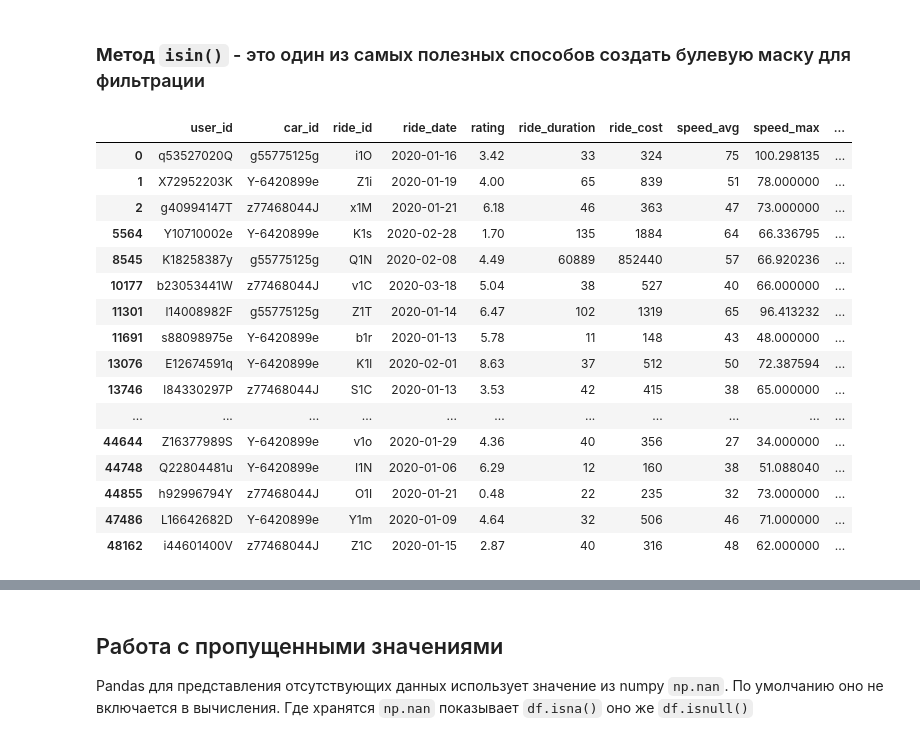
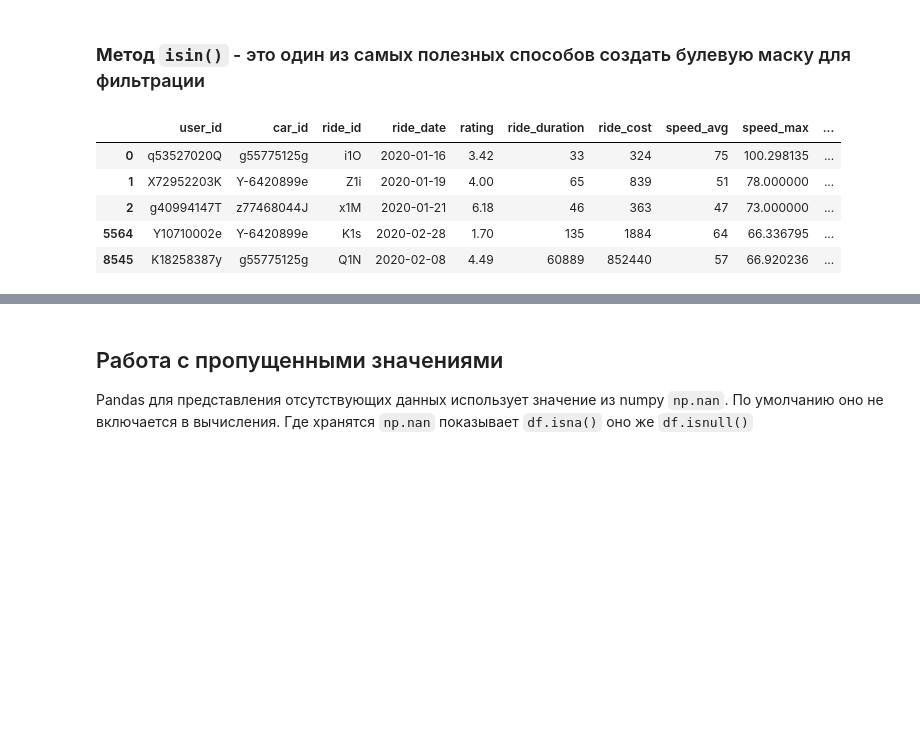
Before and after one commit to a-milenkin/Competitive_Data_Science, a Jupyter notebook: notebooks/2.2 - Pandas intro.ipynb, the cells around one changed output, grey strips where cells are left out. Drawn from its saved outputs; the diff is of its cells as text; code cells hidden in the pictures; blank space fills up the shorter version.

```diff
--- a/notebooks/2.2 - Pandas intro.ipynb
+++ b/notebooks/2.2 - Pandas intro.ipynb
@@ -739,23 +768,12 @@ pd.concat([df1, df2])
 car2stay = ['g55775125g', 'Y-6420899e', 'z77468044J']
 mask = rides_info['car_id'].isin(car2stay)
 # %%
-rides_info[mask]
+rides_info[mask].head()
 # %% [output]
 |  | user_id | car_id | ride_id | ride_date | rating | ride_duration | ride_cost | speed_avg | speed_max | ... |
 | 0 | q53527020Q | g55775125g | i1O | 2020-01-16 | 3.42 | 33 | 324 | 75 | 100.298135 | ... |
 | 1 | X72952203K | Y-6420899e | Z1i | 2020-01-19 | 4.00 | 65 | 839 | 51 | 78.000000 | ... |
 | 2 | g40994147T | z77468044J | x1M | 2020-01-21 | 6.18 | 46 | 363 | 47 | 73.000000 | ... |
 | 5564 | Y10710002e | Y-6420899e | K1s | 2020-02-28 | 1.70 | 135 | 1884 | 64 | 66.336795 | ... |
 | 8545 | K18258387y | g55775125g | Q1N | 2020-02-08 | 4.49 | 60889 | 852440 | 57 | 66.920236 | ... |
-| 10177 | b23053441W | z77468044J | v1C | 2020-03-18 | 5.04 | 38 | 527 | 40 | 66.000000 | ... |
-| 11301 | l14008982F | g55775125g | Z1T | 2020-01-14 | 6.47 | 102 | 1319 | 65 | 96.413232 | ... |
-| 11691 | s88098975e | Y-6420899e | b1r | 2020-01-13 | 5.78 | 11 | 148 | 43 | 48.000000 | ... |
-| 13076 | E12674591q | Y-6420899e | K1l | 2020-02-01 | 8.63 | 37 | 512 | 50 | 72.387594 | ... |
-| 13746 | l84330297P | z77468044J | S1C | 2020-01-13 | 3.53 | 42 | 415 | 38 | 65.000000 | ... |
-| ... | ... | ... | ... | ... | ... | ... | ... | ... | ... | ... |
-| 44644 | Z16377989S | Y-6420899e | v1o | 2020-01-29 | 4.36 | 40 | 356 | 27 | 34.000000 | ... |
-| 44748 | Q22804481u | Y-6420899e | I1N | 2020-01-06 | 6.29 | 12 | 160 | 38 | 51.088040 | ... |
-| 44855 | h92996794Y | z77468044J | O1I | 2020-01-21 | 0.48 | 22 | 235 | 32 | 73.000000 | ... |
-| 47486 | L16642682D | Y-6420899e | Y1m | 2020-01-09 | 4.64 | 32 | 506 | 46 | 71.000000 | ... |
-| 48162 | i44601400V | z77468044J | Z1C | 2020-01-15 | 2.87 | 40 | 316 | 48 | 62.000000 | ... |
 # %%
```
Also changed, not shown: parts of 33 cells of this notebook, 1 other file.
